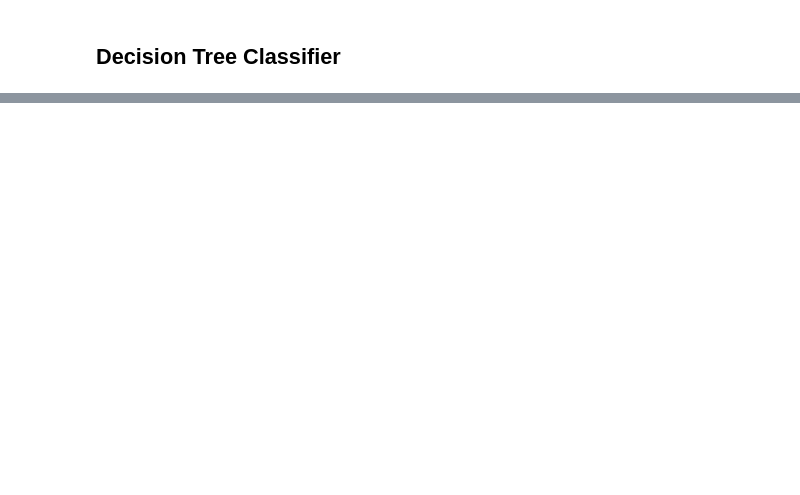
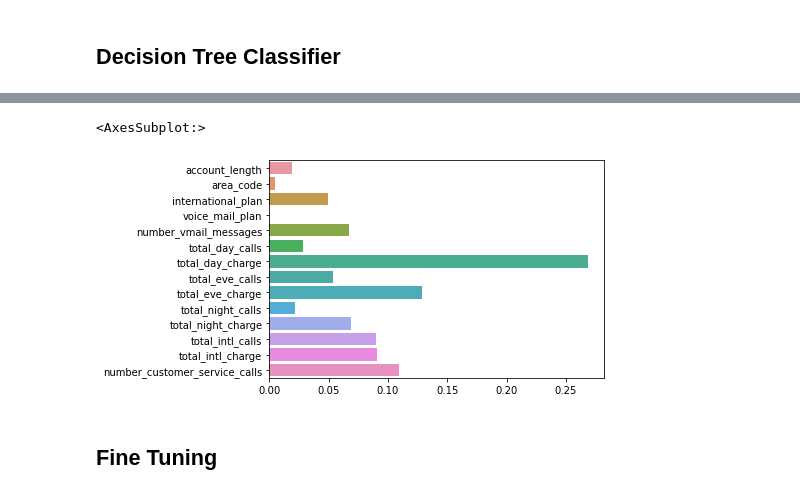
Before and after one commit to SidhyaRaman0205/ai_capstone2, a Jupyter notebook: index.ipynb, the cells around one changed output, grey strips where cells are left out. Cells and saved outputs as stored; diff of their text form; code cells hidden in the pictures; blank space fills up the shorter version.

```diff
--- a/index.ipynb
+++ b/index.ipynb
@@ -280,0 +296,7 @@ ROC_AUC :  0.8402777777777778
+# %%
+sns.barplot(x=DTC.feature_importances_, y=X_train.columns)
+# %% [output]
+<AxesSubplot:>
+[figure, added]
+# %% [markdown]
+## Fine Tuning
```
Also changed, not shown: parts of 34 cells of this notebook.
